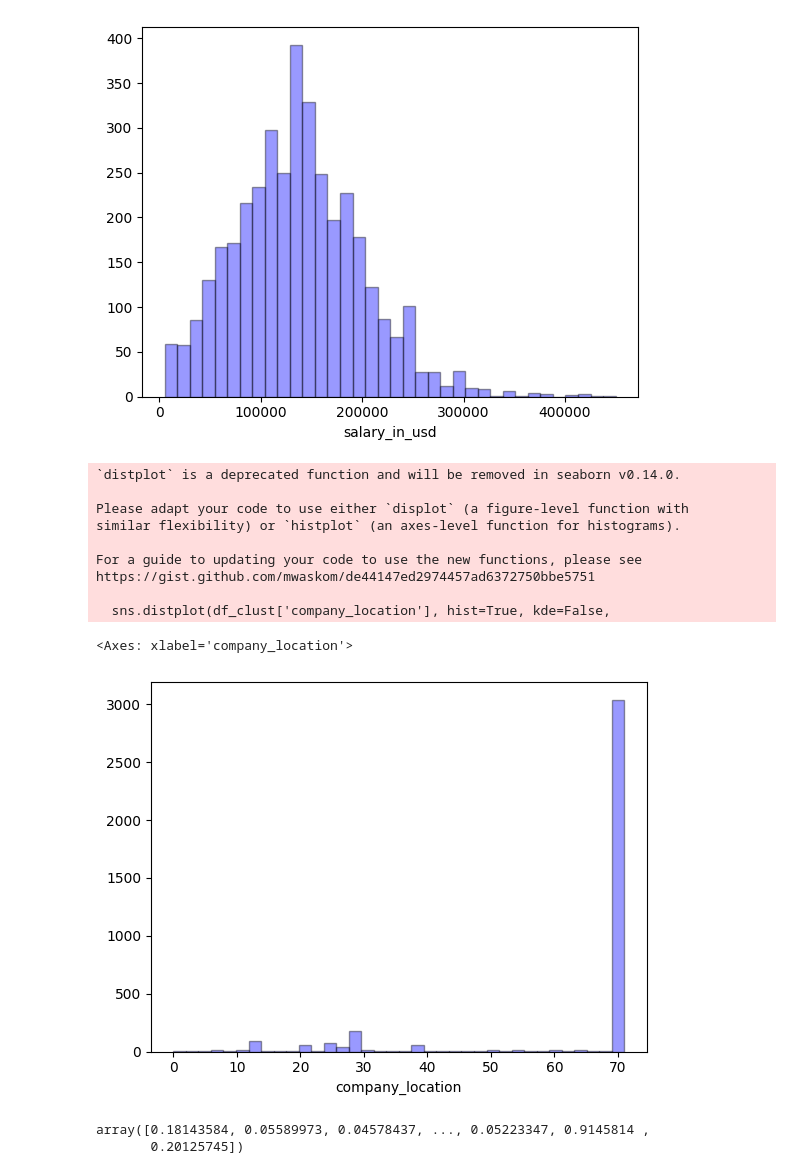
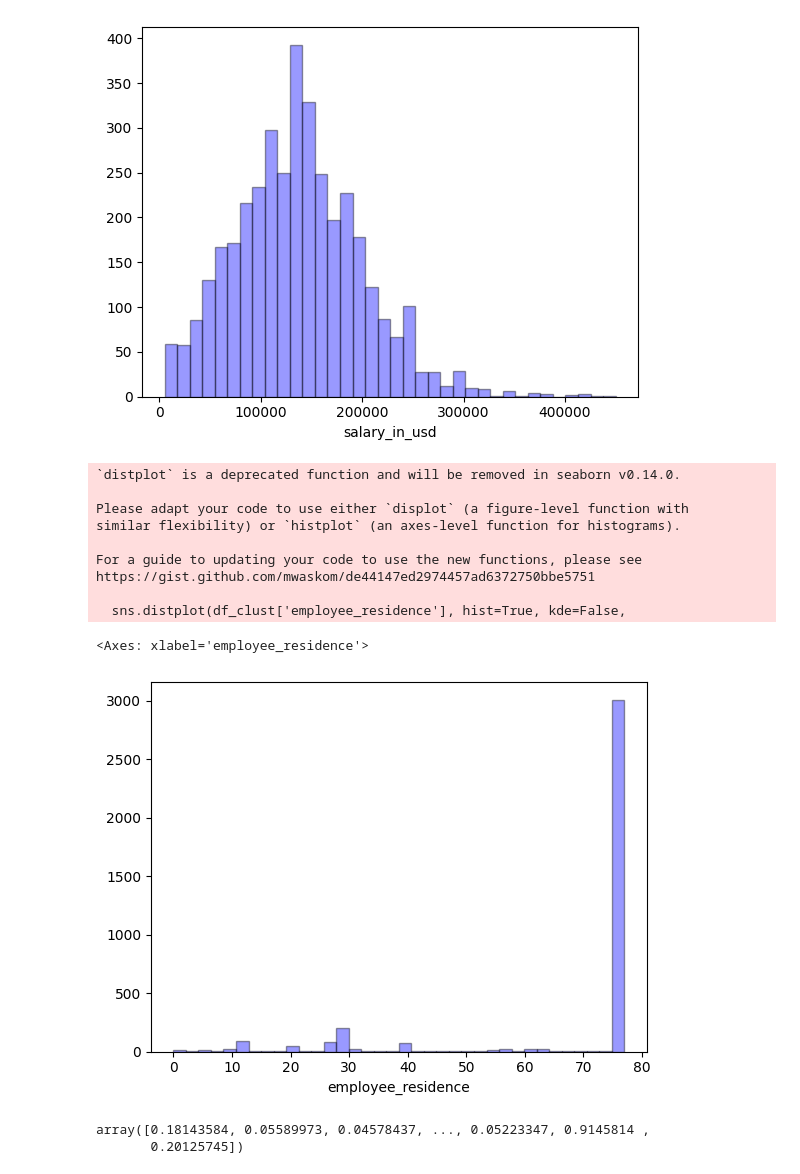
Before and after one commit to mos9z/1lab, a Jupyter notebook: Копия_блокнота_"Задание_4_ipynb".ipynb, the cells around one changed output. Drawn from its saved outputs; the diff is of its cells as text; code cells hidden in the pictures.

```diff
--- a/Копия_блокнота_"Задание_4_ipynb".ipynb
+++ b/Копия_блокнота_"Задание_4_ipynb".ipynb
@@ -90,7 +90,7 @@ Data columns (total 10 columns):
 dtypes: int64(6), object(4)
 memory usage: 293.5+ KB
 # %%
-df_clust = df[['salary_in_usd','company_location']].copy()
+df_clust = df[['salary_in_usd','employee_residence']].copy()
 sns.boxplot(df)# выбросов нет
 # %% [output]
 <Axes: >
@@ -124,20 +124,20 @@ https://gist.github.com/mwaskom/de44147ed2974457ad6372750bbe5751
 <Axes: xlabel='salary_in_usd'>
 [figure]
 # %%
-sns.distplot(df_clust['company_location'], hist=True, kde=False,
+sns.distplot(df_clust['employee_residence'], hist=True, kde=False,
              bins=int(180/5), color = 'blue',
              hist_kws={'edgecolor':'black'})
 # %% [output]
 `distplot` is a deprecated function and will be removed in seaborn v0.14.0.
 
 Please adapt your code to use either `displot` (a figure-level function with
 similar flexibility) or `histplot` (an axes-level function for histograms).
 
 For a guide to updating your code to use the new functions, please see
 https://gist.github.com/mwaskom/de44147ed2974457ad6372750bbe5751
 
-  sns.distplot(df_clust['company_location'], hist=True, kde=False,
+  sns.distplot(df_clust['employee_residence'], hist=True, kde=False,
-<Axes: xlabel='company_location'>
+<Axes: xlabel='employee_residence'>
-[figure, old version]
+[figure, new version]
 # %%
 min_max_scaler = MinMaxScaler()
```
Also changed, not shown: parts of 23 cells of this notebook.
